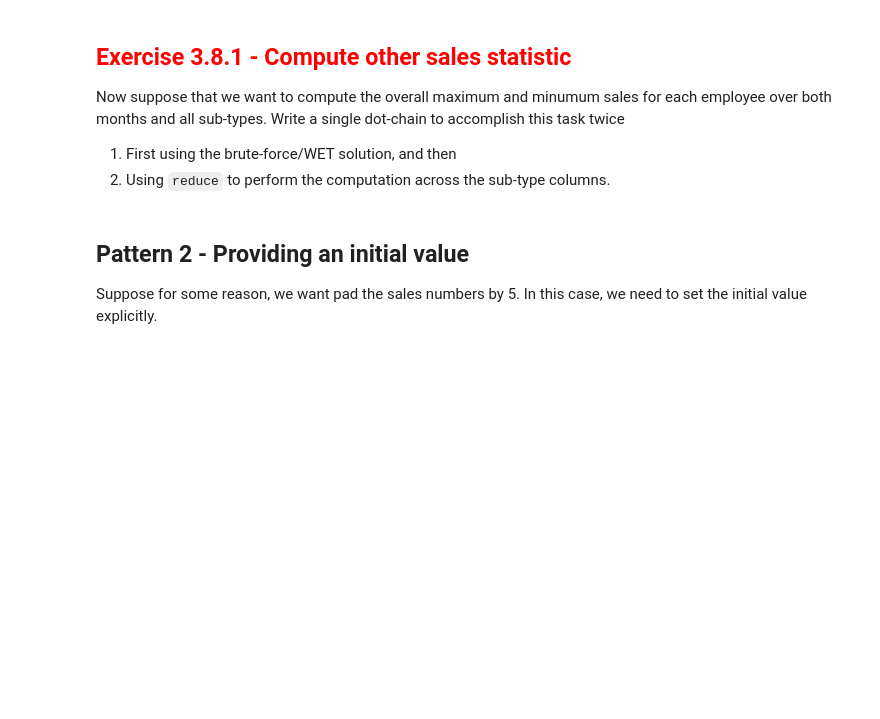
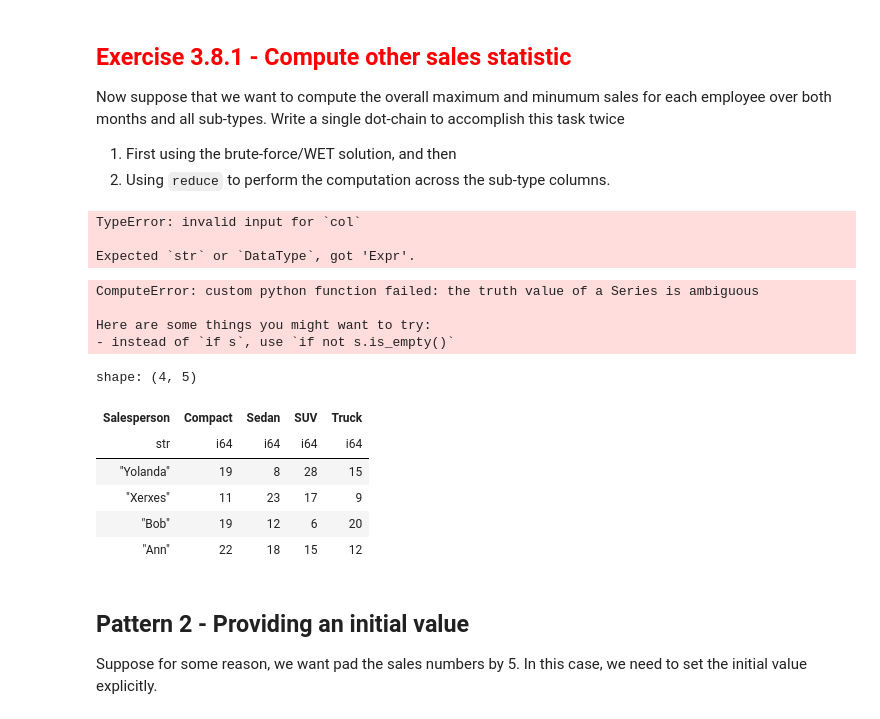
Before and after one commit to benhefel8/DSCI_326_module_3_scaling_up, a Jupyter notebook: 3_8_reduce_and_fold_in_polars.ipynb, the cells around one changed output. Saved outputs shown, nothing was run; the diff lists cells and outputs as text; code cells hidden in the pictures; blank space fills up the shorter version.

```diff
--- a/3_8_reduce_and_fold_in_polars.ipynb
+++ b/3_8_reduce_and_fold_in_polars.ipynb
@@ -103,8 +118,40 @@ Now suppose that we want to compute the overall maximum and minumum sales for ea
 2. Using `reduce` to perform the computation across the sub-type columns.
 # %%
 # Your WET code here
+# %%
+pl.max(pl.col('A'), pl.col('B'))
+# %% [output]
+TypeError: invalid input for `col`
+
+Expected `str` or `DataType`, got 'Expr'.
 # %%
 # Your `reduce` code here
+( auto_sale_apr_may_max :=
+  auto_sale_apr_may
+  .group_by('Salesperson')
+  .agg((cs.integer()-cs.by_name('ID')).max())
+  .with_columns(max_sales = pl.reduce(lambda acc, col: max(acc,col), cs.integer()))
+)
+# %% [output]
+ComputeError: custom python function failed: the truth value of a Series is ambiguous
+
+Here are some things you might want to try:
+- instead of `if s`, use `if not s.is_empty()`
+# %%
+( auto_sale_apr_may_min :=
+  auto_sale_apr_may
+  .group_by('Salesperson')
+  .agg((cs.integer()-cs.by_name('ID')).min())
+  #.with_columns(min = pl.reduce(lambda acc, col: acc + col, cs.integer()))
+)
+# %% [output]
+shape: (4, 5)
+| Salesperson | Compact | Sedan | SUV | Truck |
+| str | i64 | i64 | i64 | i64 |
+| "Yolanda" | 19 | 8 | 28 | 15 |
+| "Xerxes" | 11 | 23 | 17 | 9 |
+| "Bob" | 19 | 12 | 6 | 20 |
+| "Ann" | 22 | 18 | 15 | 12 |
 # %% [markdown]
 ## Pattern 2 - Providing an initial value
 
```
Also changed, not shown: parts of 5 cells of this notebook.
